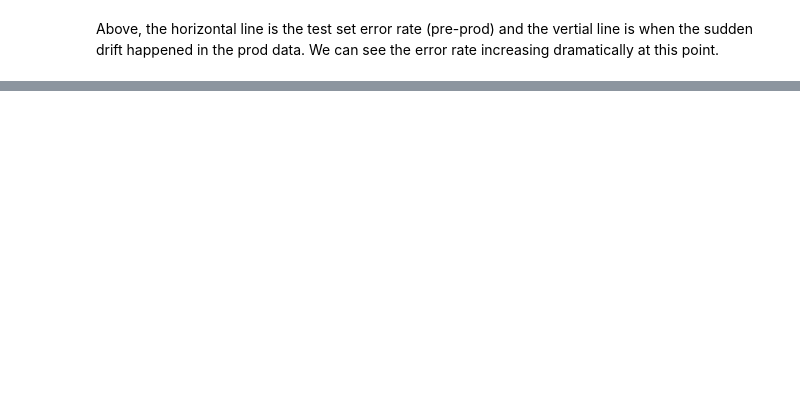
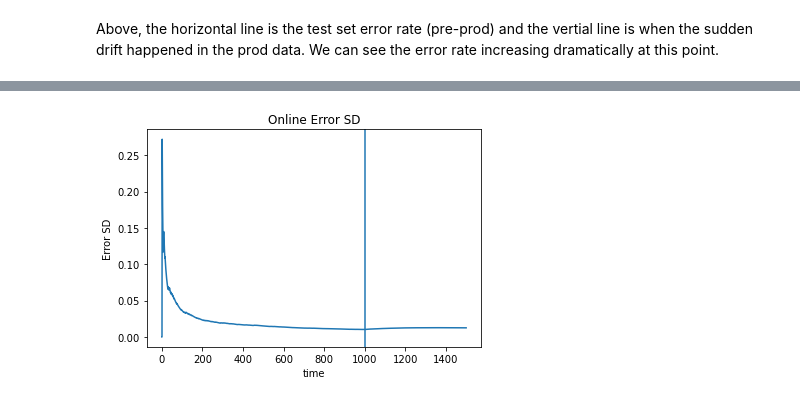
Before and after one commit to joearedmond/dist-shift, a Jupyter notebook: concept/cls-concept-drift.ipynb, the cells around one changed output, grey strips where cells are left out. Drawn from its saved outputs; the diff is of its cells as text; code cells hidden in the pictures; blank space fills up the shorter version.

```diff
--- a/concept/cls-concept-drift.ipynb
+++ b/concept/cls-concept-drift.ipynb
@@ -153,3 +208,12 @@ Above, the horizontal line is the test set error rate (pre-prod) and the vertial
 # %% [markdown]
 This image from Gama et al (2004) shows the same trend.
 ![image.png](attachment:image.png)
+# %%
+plt.title("Online Error SD")
+sns.lineplot(x = np.arange(0, n_prod_pre + n_prod_post), y = err_sd_seq)
+plt.axvline(n_prod_pre)
+plt.ylabel('Error SD')
+plt.xlabel('time')
+plt.show()
+# %% [output]
+[figure, added]
```
Also changed, not shown: parts of 13 cells of this notebook.
